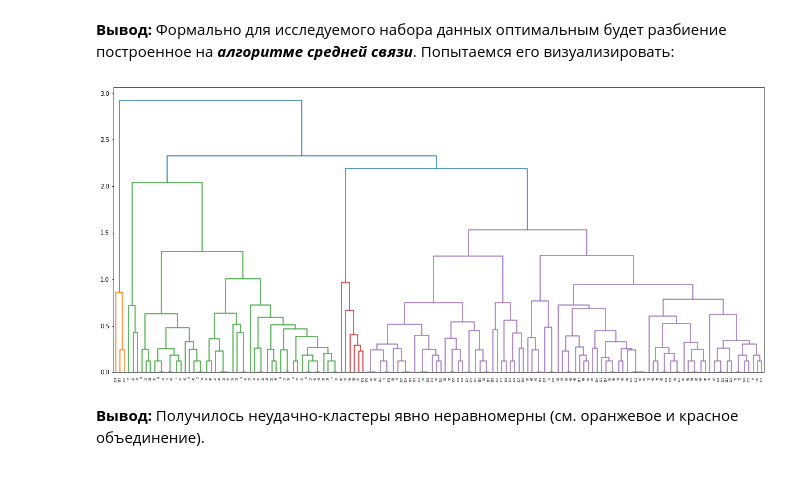
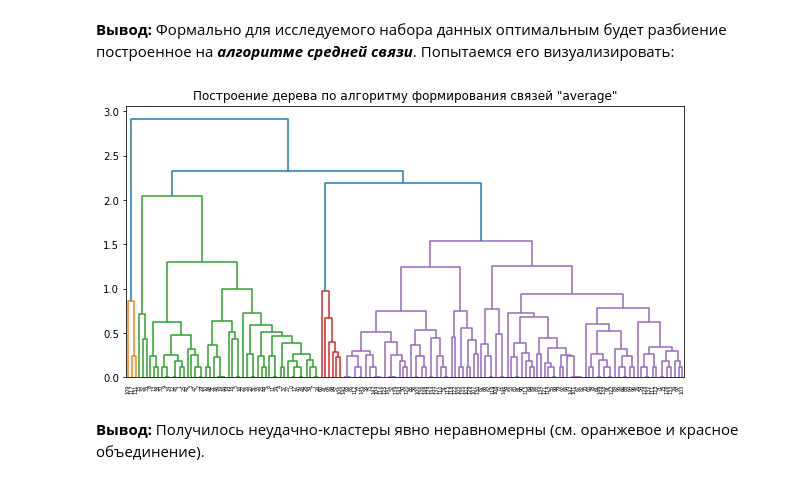
Before and after one commit to SergeyChernyaev/Python-Homeworks, a Jupyter notebook: STPY-39/Homeworks/05_Homework (classification&clasterization)/05Homework_white.ipynb, the cells around one changed output. Cells and saved outputs as stored; diff of their text form; code cells hidden in the pictures.

```diff
--- a/STPY-39/Homeworks/05_Homework (classification&clasterization)/05Homework_white.ipynb
+++ b/STPY-39/Homeworks/05_Homework (classification&clasterization)/05Homework_white.ipynb
@@ -418,12 +430,15 @@ from scipy.cluster.hierarchy import single, cophenet
 # %%
 # пробуем все виды алгоритмов:
 distance_mat = pdist(X_scaled) # pdist посчитает нам матрицу попарных расстояний между точками
-link_type = ['single', 'complete', 'average', 'centroid', 'weighted', 'median', 'ward'] # типы алгоритмов
+# типы алгоритмов формирования связей
+link_type = ['single', 'complete', 'average', 'centroid', 'weighted', 'median', 'ward']
 x_max = 0. # лучшая корреляция
 metod_name = ''
+x_lst=[] # запомнить коэффициенты корреляции
 for link in link_type:
     Z = hierarchy.linkage(distance_mat, link)
     x, _ = cophenet(Z,distance_mat) # считаем коэффициент корреляции для иерархического кластерного дерева
+    x_lst.append(x)
     if x > x_max:
         x_max = x
         Z_opt = Z
@@ -442,10 +457,11 @@ print(f'Оптимальный тип связи: {metod_name} Качество
 Оптимальный тип связи: average Качество разбиения: 0.739
 # %% [markdown]
 **Вывод:** Формально для исследуемого  набора данных оптимальным  будет разбиение построенное на ***алгоритме средней связи***. Попытаемся его визуализировать:
-# %%
-plt.figure(figsize=(20, 9))
-dn = hierarchy.dendrogram(Z_opt)
-# %% [output]
-[figure, removed]
+# %%
+plt.figure(figsize=(10, 5))
+plt.subplot(1,1,1).set(title='Построение дерева по алгоритму формирования связей "average"')
+dn = hierarchy.dendrogram(Z_opt)
+# %% [output]
+[figure, added]
 # %% [markdown]
 **Вывод:** Получилось неудачно-кластеры явно неравномерны (см. оранжевое и красное объединение).
```
Also changed, not shown: parts of 22 cells of this notebook, 1 other file.
